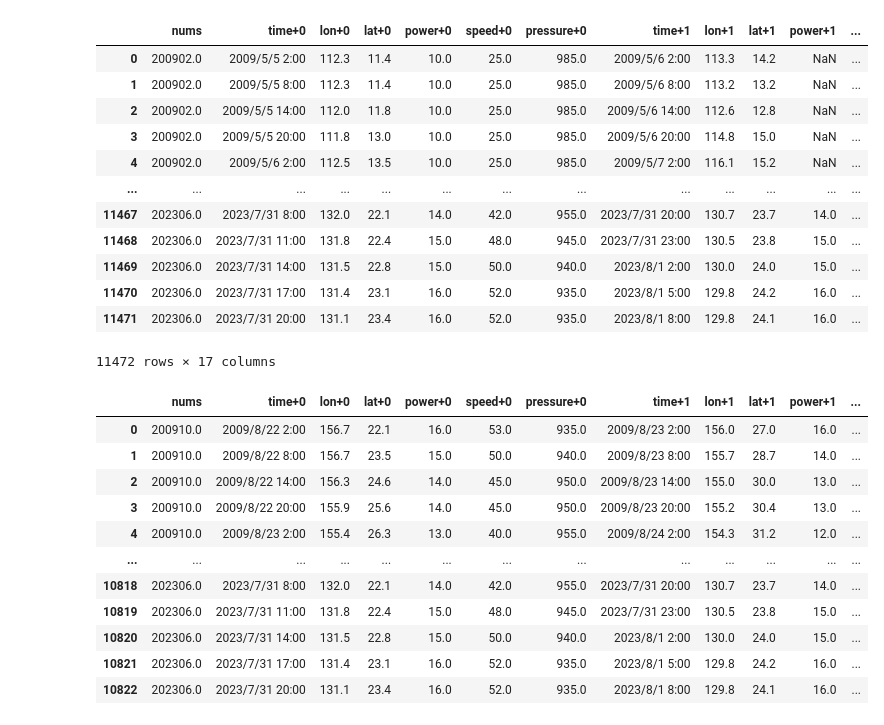
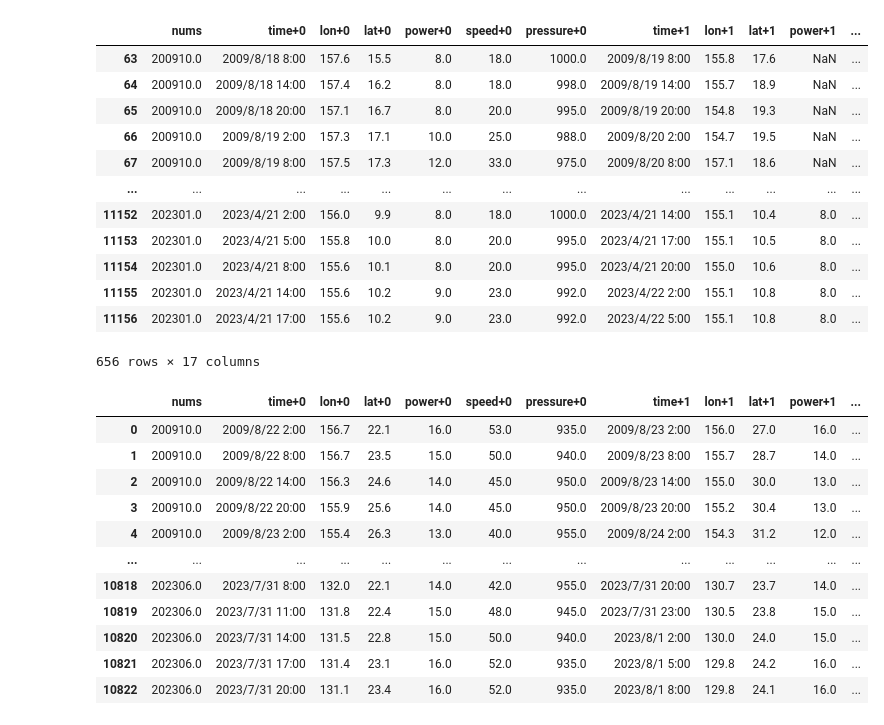
Before and after one commit to leosssssss/dachuang, a Jupyter notebook: typhoonForecastTree.ipynb, the cells around one changed output. Drawn from its saved outputs; the diff is of its cells as text; code cells hidden in the pictures.

```diff
--- a/typhoonForecastTree.ipynb
+++ b/typhoonForecastTree.ipynb
@@ -13,21 +14,21 @@ from mpl_toolkits.basemap import Basemap
 # %%
 forecastData = pd.read_csv("D:\datas\python\dachuang\\typhoon(CHINA)\台风预测值与真实值对照数据（12小时版）（原版） - 副本 - 副本.csv")
-# %%
-forecastData
-# %% [output]
-|  | nums | time+0 | lon+0 | lat+0 | power+0 | speed+0 | pressure+0 | time+1 | lon+1 | lat+1 | power+1 | ... |
-| 0 | 200902.0 | 2009/5/5 2:00 | 112.3 | 11.4 | 10.0 | 25.0 | 985.0 | 2009/5/6 2:00 | 113.3 | 14.2 | NaN | ... |
-| 1 | 200902.0 | 2009/5/5 8:00 | 112.3 | 11.4 | 10.0 | 25.0 | 985.0 | 2009/5/6 8:00 | 113.2 | 13.2 | NaN | ... |
-| 2 | 200902.0 | 2009/5/5 14:00 | 112.0 | 11.8 | 10.0 | 25.0 | 985.0 | 2009/5/6 14:00 | 112.6 | 12.8 | NaN | ... |
-| 3 | 200902.0 | 2009/5/5 20:00 | 111.8 | 13.0 | 10.0 | 25.0 | 985.0 | 2009/5/6 20:00 | 114.8 | 15.0 | NaN | ... |
-| 4 | 200902.0 | 2009/5/6 2:00 | 112.5 | 13.5 | 10.0 | 25.0 | 985.0 | 2009/5/7 2:00 | 116.1 | 15.2 | NaN | ... |
-| ... | ... | ... | ... | ... | ... | ... | ... | ... | ... | ... | ... | ... |
-| 11467 | 202306.0 | 2023/7/31 8:00 | 132.0 | 22.1 | 14.0 | 42.0 | 955.0 | 2023/7/31 20:00 | 130.7 | 23.7 | 14.0 | ... |
-| 11468 | 202306.0 | 2023/7/31 11:00 | 131.8 | 22.4 | 15.0 | 48.0 | 945.0 | 2023/7/31 23:00 | 130.5 | 23.8 | 15.0 | ... |
-| 11469 | 202306.0 | 2023/7/31 14:00 | 131.5 | 22.8 | 15.0 | 50.0 | 940.0 | 2023/8/1 2:00 | 130.0 | 24.0 | 15.0 | ... |
-| 11470 | 202306.0 | 2023/7/31 17:00 | 131.4 | 23.1 | 16.0 | 52.0 | 935.0 | 2023/8/1 5:00 | 129.8 | 24.2 | 16.0 | ... |
-| 11471 | 202306.0 | 2023/7/31 20:00 | 131.1 | 23.4 | 16.0 | 52.0 | 935.0 | 2023/8/1 8:00 | 129.8 | 24.1 | 16.0 | ... |
-11472 rows × 17 columns
+# %%
+forecastData[forecastData['lon+0']>150]
+# %% [output]
+|  | nums | time+0 | lon+0 | lat+0 | power+0 | speed+0 | pressure+0 | time+1 | lon+1 | lat+1 | power+1 | ... |
+| 63 | 200910.0 | 2009/8/18 8:00 | 157.6 | 15.5 | 8.0 | 18.0 | 1000.0 | 2009/8/19 8:00 | 155.8 | 17.6 | NaN | ... |
+| 64 | 200910.0 | 2009/8/18 14:00 | 157.4 | 16.2 | 8.0 | 18.0 | 998.0 | 2009/8/19 14:00 | 155.7 | 18.9 | NaN | ... |
+| 65 | 200910.0 | 2009/8/18 20:00 | 157.1 | 16.7 | 8.0 | 20.0 | 995.0 | 2009/8/19 20:00 | 154.8 | 19.3 | NaN | ... |
+| 66 | 200910.0 | 2009/8/19 2:00 | 157.3 | 17.1 | 10.0 | 25.0 | 988.0 | 2009/8/20 2:00 | 154.7 | 19.5 | NaN | ... |
+| 67 | 200910.0 | 2009/8/19 8:00 | 157.5 | 17.3 | 12.0 | 33.0 | 975.0 | 2009/8/20 8:00 | 157.1 | 18.6 | NaN | ... |
+| ... | ... | ... | ... | ... | ... | ... | ... | ... | ... | ... | ... | ... |
+| 11152 | 202301.0 | 2023/4/21 2:00 | 156.0 | 9.9 | 8.0 | 18.0 | 1000.0 | 2023/4/21 14:00 | 155.1 | 10.4 | 8.0 | ... |
+| 11153 | 202301.0 | 2023/4/21 5:00 | 155.8 | 10.0 | 8.0 | 20.0 | 995.0 | 2023/4/21 17:00 | 155.1 | 10.5 | 8.0 | ... |
+| 11154 | 202301.0 | 2023/4/21 8:00 | 155.6 | 10.1 | 8.0 | 20.0 | 995.0 | 2023/4/21 20:00 | 155.0 | 10.6 | 8.0 | ... |
+| 11155 | 202301.0 | 2023/4/21 14:00 | 155.6 | 10.2 | 9.0 | 23.0 | 992.0 | 2023/4/22 2:00 | 155.1 | 10.8 | 8.0 | ... |
+| 11156 | 202301.0 | 2023/4/21 17:00 | 155.6 | 10.2 | 9.0 | 23.0 | 992.0 | 2023/4/22 5:00 | 155.1 | 10.8 | 8.0 | ... |
+656 rows × 17 columns
 # %%
  #forecastData = forecastData.replace(['0', 'null', ' '], [np.nan, np.nan, np.nan])     这两段已近用过了
 #forecastData.to_csv("D:\datas\python\dachuang\\typhoon(CHINA)\\typhoon forecast data2.csv", index=False)
```
Also changed, not shown: parts of 7 cells of this notebook, 5 other files.
